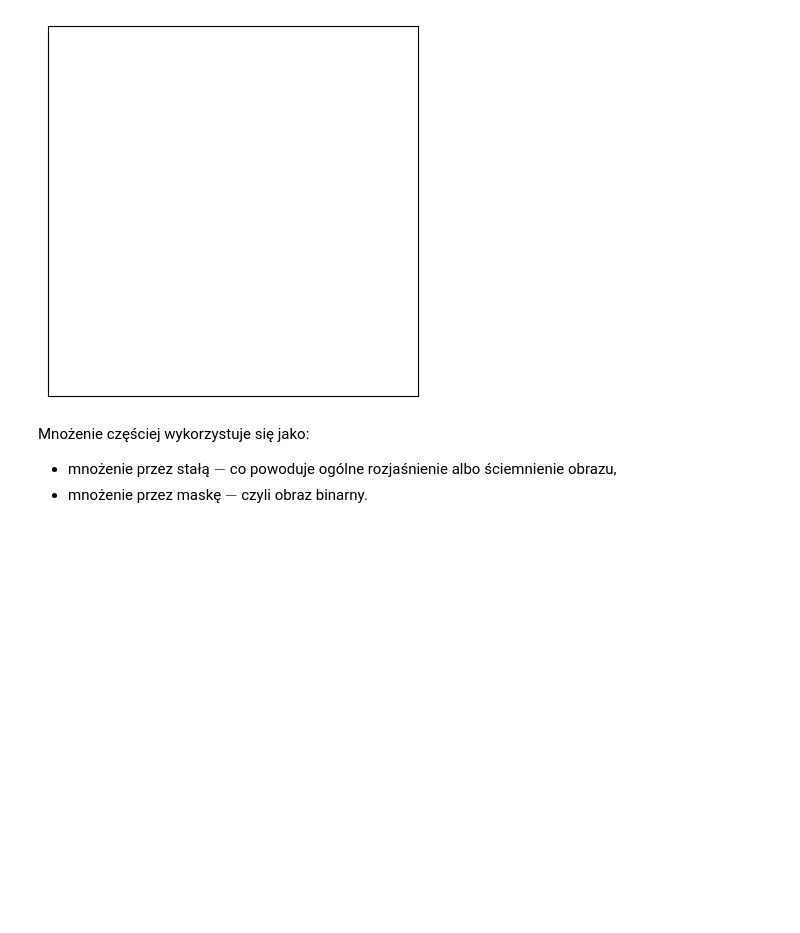
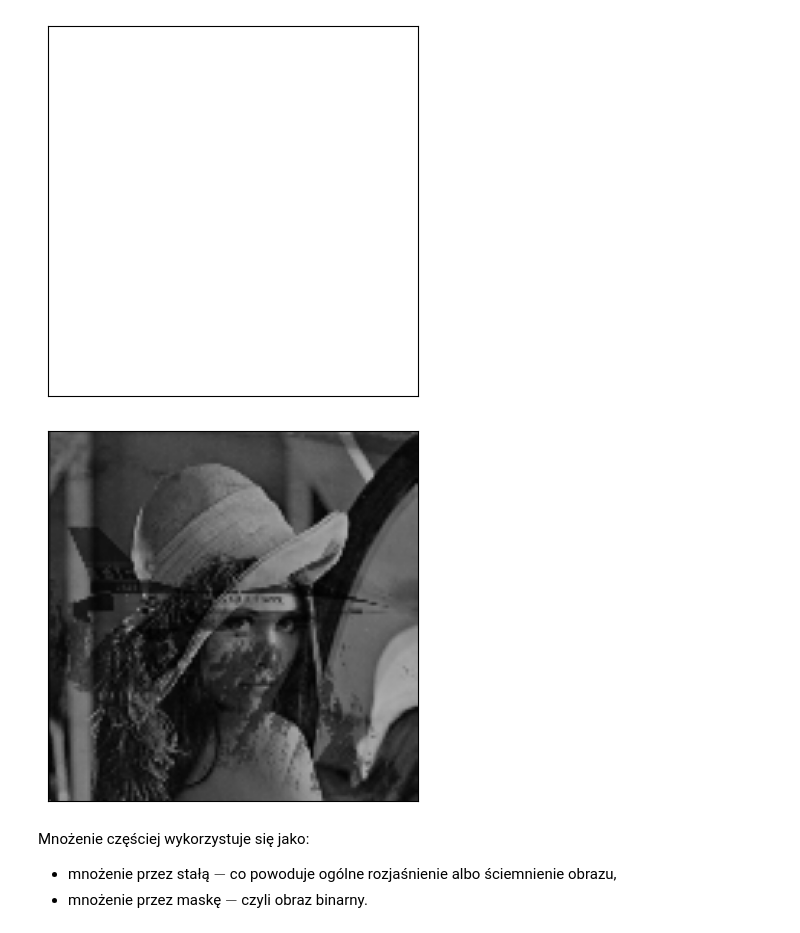
Before and after one commit to krudny/Image-processing, a Jupyter notebook: Lab2-point-operations/02_point_part1.ipynb, the cells around one changed output. Drawn from its saved outputs; the diff is of its cells as text; code cells hidden in the pictures; blank space fills up the shorter version.

```diff
--- a/Lab2-point-operations/02_point_part1.ipynb
+++ b/Lab2-point-operations/02_point_part1.ipynb
@@ -226,6 +231,11 @@ print_image(cv2.multiply(lena, plane))
 # wynik mnożenia wychodzi poza zakres
 # %% [output]
 [figure]
+# %%
+result = np.abs(cv2.multiply(lena.astype("float64"), plane.astype("float64")) / 255).astype("uint8")
+print_image(result)
+# %% [output]
+[figure, added]
 # %% [markdown]
 Mnożenie częściej wykorzystuje się jako:
   + mnożenie przez stałą $-$ co powoduje ogólne rozjaśnienie albo ściemnienie obrazu,
```
Also changed, not shown: parts of 3 cells of this notebook, 1 other file.
